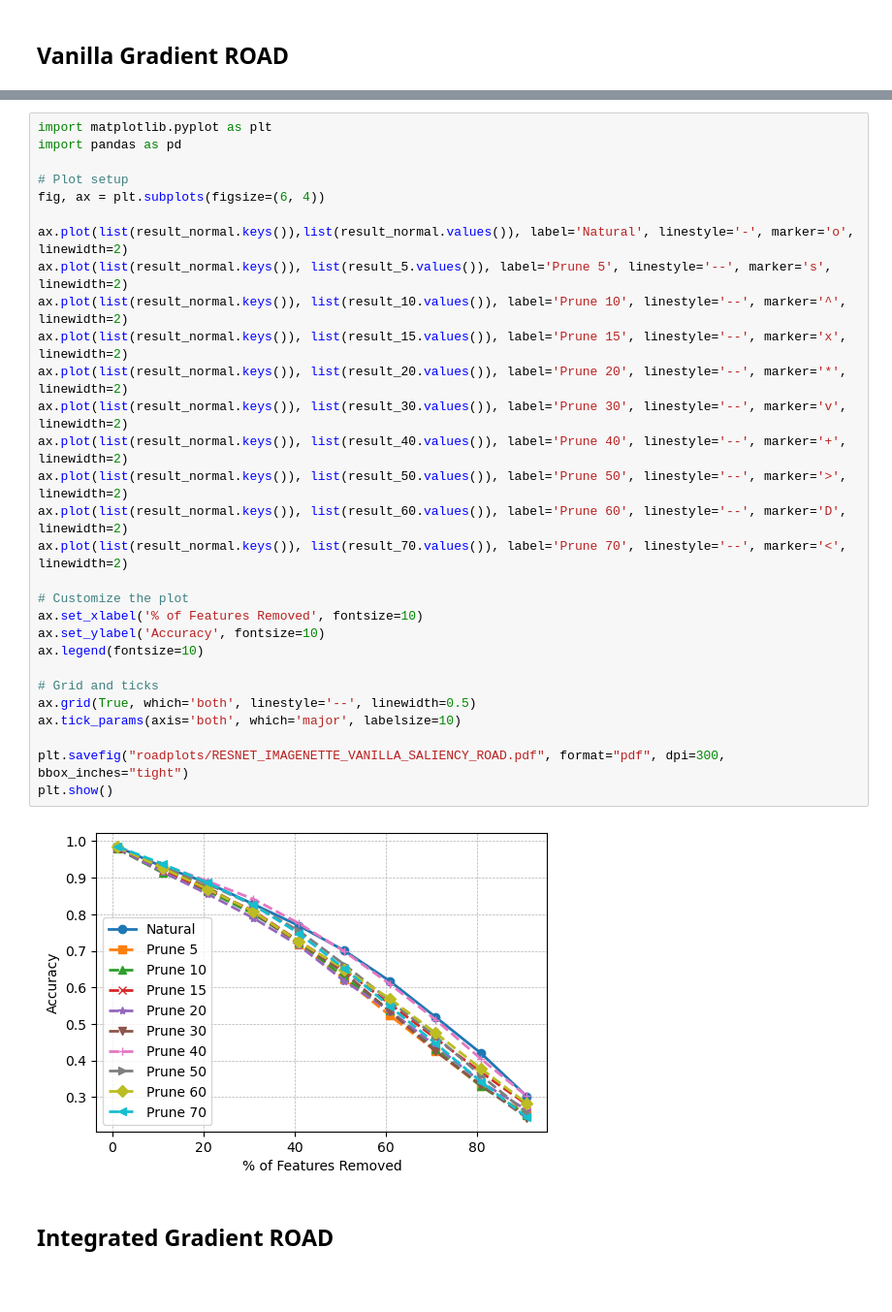
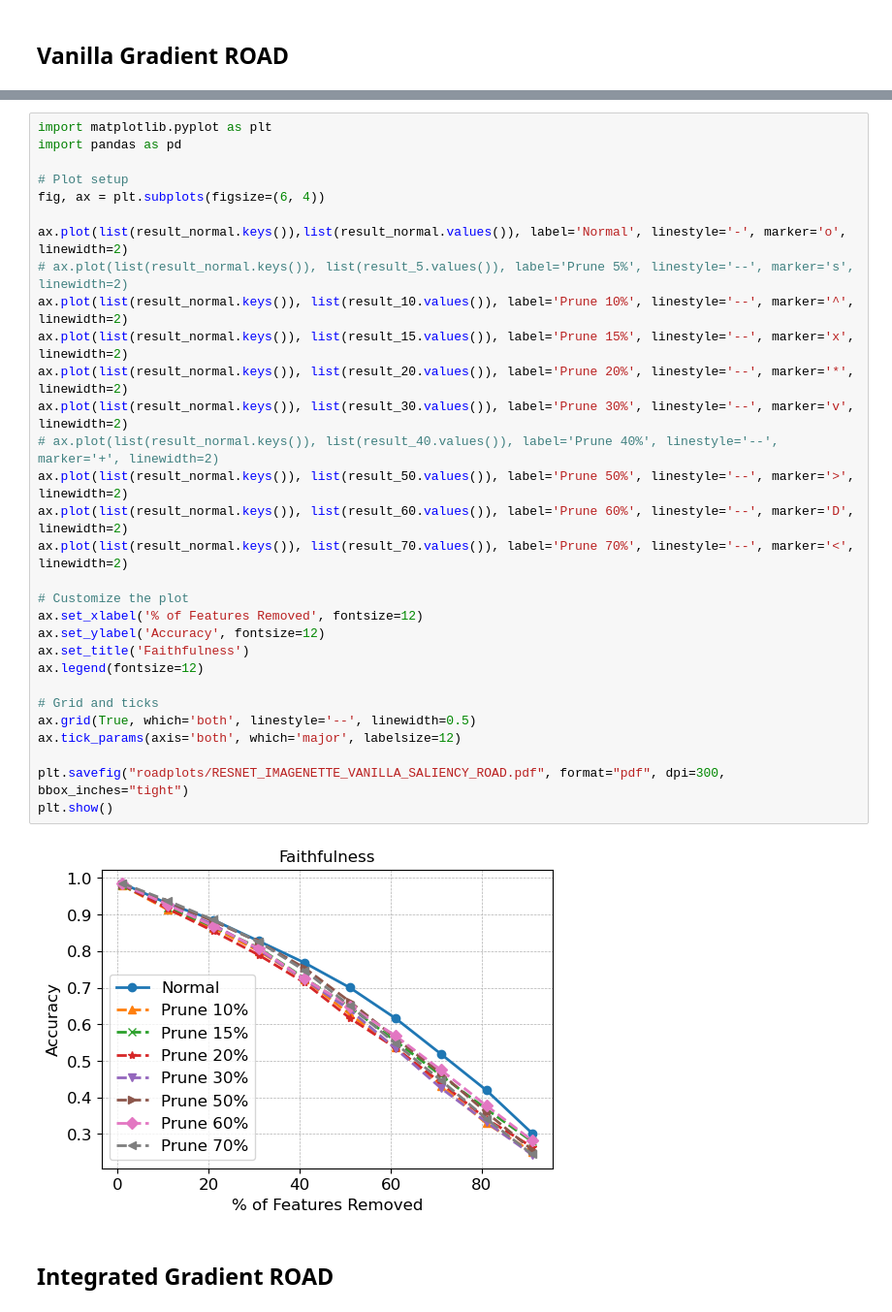
Before and after one commit to sanishsuwal7/NeuripsPruning, a Jupyter notebook: code/saliency.ipynb, the cells around one changed output, grey strips where cells are left out. Shown at 97% size. Cells and saved outputs as stored; diff of their text form; blank space fills up the shorter version.

Commit message:
Added plots

```diff
--- a/code/saliency.ipynb
+++ b/code/saliency.ipynb
@@ -567,34 +701,35 @@ result_70 = {1: np.float64(0.9860395021377726), 11: np.float64(0.938056818205577
 # %%
 import matplotlib.pyplot as plt
 import pandas as pd
 
 # Plot setup
 fig, ax = plt.subplots(figsize=(6, 4))
 
-ax.plot(list(result_normal.keys()),list(result_normal.values()), label='Natural', linestyle='-', marker='o', linewidth=2)
-ax.plot(list(result_normal.keys()), list(result_5.values()), label='Prune 5', linestyle='--', marker='s', linewidth=2)
-ax.plot(list(result_normal.keys()), list(result_10.values()), label='Prune 10', linestyle='--', marker='^', linewidth=2)
-ax.plot(list(result_normal.keys()), list(result_15.values()), label='Prune 15', linestyle='--', marker='x', linewidth=2)
-ax.plot(list(result_normal.keys()), list(result_20.values()), label='Prune 20', linestyle='--', marker='*', linewidth=2)
-ax.plot(list(result_normal.keys()), list(result_30.values()), label='Prune 30', linestyle='--', marker='v', linewidth=2)
-ax.plot(list(result_normal.keys()), list(result_40.values()), label='Prune 40', linestyle='--', marker='+', linewidth=2)
-ax.plot(list(result_normal.keys()), list(result_50.values()), label='Prune 50', linestyle='--', marker='>', linewidth=2)
-ax.plot(list(result_normal.keys()), list(result_60.values()), label='Prune 60', linestyle='--', marker='D', linewidth=2)
-ax.plot(list(result_normal.keys()), list(result_70.values()), label='Prune 70', linestyle='--', marker='<', linewidth=2)
+ax.plot(list(result_normal.keys()),list(result_normal.values()), label='Normal', linestyle='-', marker='o', linewidth=2)
+# ax.plot(list(result_normal.keys()), list(result_5.values()), label='Prune 5%', linestyle='--', marker='s', linewidth=2)
+ax.plot(list(result_normal.keys()), list(result_10.values()), label='Prune 10%', linestyle='--', marker='^', linewidth=2)
+ax.plot(list(result_normal.keys()), list(result_15.values()), label='Prune 15%', linestyle='--', marker='x', linewidth=2)
+ax.plot(list(result_normal.keys()), list(result_20.values()), label='Prune 20%', linestyle='--', marker='*', linewidth=2)
+ax.plot(list(result_normal.keys()), list(result_30.values()), label='Prune 30%', linestyle='--', marker='v', linewidth=2)
+# ax.plot(list(result_normal.keys()), list(result_40.values()), label='Prune 40%', linestyle='--', marker='+', linewidth=2)
+ax.plot(list(result_normal.keys()), list(result_50.values()), label='Prune 50%', linestyle='--', marker='>', linewidth=2)
+ax.plot(list(result_normal.keys()), list(result_60.values()), label='Prune 60%', linestyle='--', marker='D', linewidth=2)
+ax.plot(list(result_normal.keys()), list(result_70.values()), label='Prune 70%', linestyle='--', marker='<', linewidth=2)
 
 # Customize the plot
-ax.set_xlabel('% of Features Removed', fontsize=10)
-ax.set_ylabel('Accuracy', fontsize=10)
-ax.legend(fontsize=10)
+ax.set_xlabel('% of Features Removed', fontsize=12)
+ax.set_ylabel('Accuracy', fontsize=12)
+ax.set_title('Faithfulness')
+ax.legend(fontsize=12)
 
 # Grid and ticks
 ax.grid(True, which='both', linestyle='--', linewidth=0.5)
-ax.tick_params(axis='both', which='major', labelsize=10)
+ax.tick_params(axis='both', which='major', labelsize=12)
 
 plt.savefig("roadplots/RESNET_IMAGENETTE_VANILLA_SALIENCY_ROAD.pdf", format="pdf", dpi=300, bbox_inches="tight")
 plt.show()
 # %% [output]
-[figure, old version]
+[figure, new version]
 # %% [markdown]
 ## Integrated Gradient ROAD
 # %%
```
Also changed, not shown: parts of 20 cells of this notebook, 13 other files.
